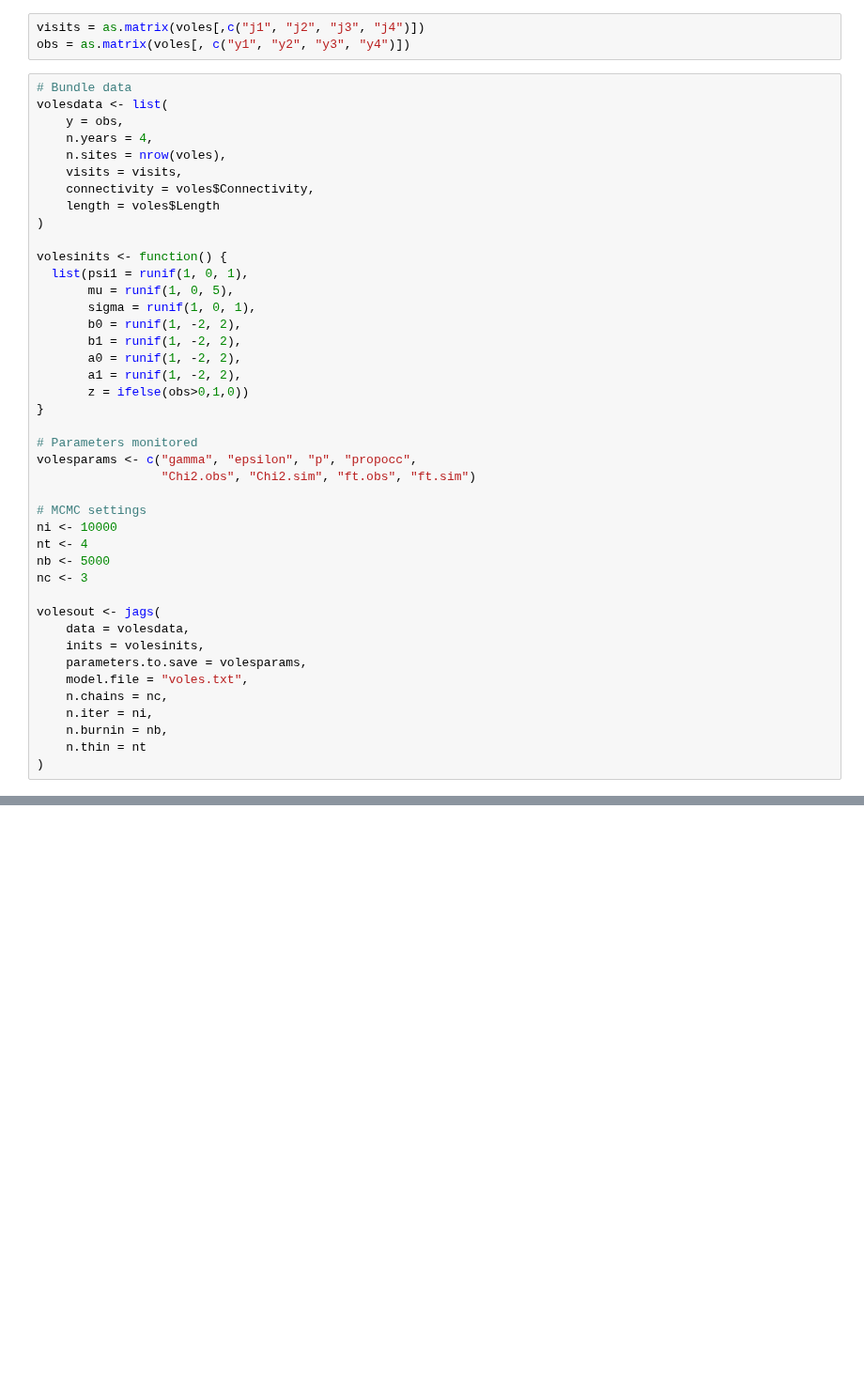
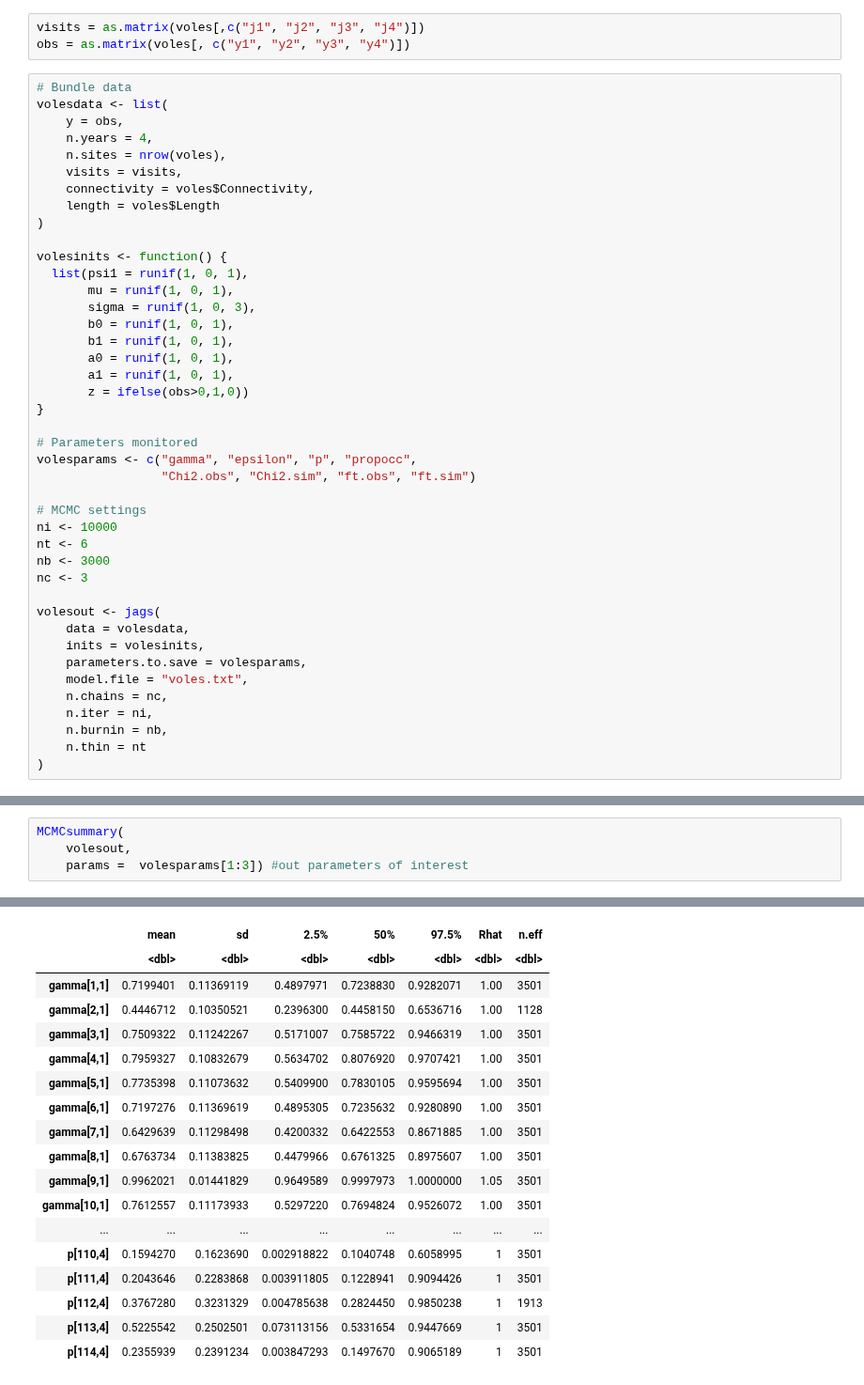
Before and after one commit to erikseulean/wildlife, a Jupyter notebook: Assignment3.ipynb, the cells around one changed output, grey strips where cells are left out. Shown at 94% size. Saved outputs shown, nothing was run; the diff lists cells and outputs as text; blank space fills up the shorter version.

```diff
--- a/Assignment3.ipynb
+++ b/Assignment3.ipynb
@@ -78,12 +84,12 @@ volesdata <- list(
 
 volesinits <- function() {
   list(psi1 = runif(1, 0, 1),
-       mu = runif(1, 0, 5),
-       sigma = runif(1, 0, 1),
-       b0 = runif(1, -2, 2),
-       b1 = runif(1, -2, 2),
-       a0 = runif(1, -2, 2),
-       a1 = runif(1, -2, 2),
+       mu = runif(1, 0, 1),
+       sigma = runif(1, 0, 3),
+       b0 = runif(1, 0, 1),
+       b1 = runif(1, 0, 1),
+       a0 = runif(1, 0, 1),
+       a1 = runif(1, 0, 1),
        z = ifelse(obs>0,1,0))
 }
 
@@ -93,8 +99,8 @@ volesparams <- c("gamma", "epsilon", "p", "propocc",
 
 # MCMC settings
 ni <- 10000
-nt <- 4
-nb <- 5000
+nt <- 6
+nb <- 3000
 nc <- 3
 
 volesout <- jags(
@@ -137,0 +172,5 @@ burnet_dyn
+# %%
+MCMCsummary(
+    volesout,
+    params =  volesparams[1:3]) #out parameters of interest
+# %% [output]
@@ -137,0 +178,18 @@ burnet_dyn
+|  | mean | sd | 2.5% | 50% | 97.5% | Rhat | n.eff |
+|  | <dbl> | <dbl> | <dbl> | <dbl> | <dbl> | <dbl> | <dbl> |
+| gamma[1,1] | 0.7199401 | 0.11369119 | 0.4897971 | 0.7238830 | 0.9282071 | 1.00 | 3501 |
+| gamma[2,1] | 0.4446712 | 0.10350521 | 0.2396300 | 0.4458150 | 0.6536716 | 1.00 | 1128 |
+| gamma[3,1] | 0.7509322 | 0.11242267 | 0.5171007 | 0.7585722 | 0.9466319 | 1.00 | 3501 |
+| gamma[4,1] | 0.7959327 | 0.10832679 | 0.5634702 | 0.8076920 | 0.9707421 | 1.00 | 3501 |
+| gamma[5,1] | 0.7735398 | 0.11073632 | 0.5409900 | 0.7830105 | 0.9595694 | 1.00 | 3501 |
+| gamma[6,1] | 0.7197276 | 0.11369619 | 0.4895305 | 0.7235632 | 0.9280890 | 1.00 | 3501 |
+| gamma[7,1] | 0.6429639 | 0.11298498 | 0.4200332 | 0.6422553 | 0.8671885 | 1.00 | 3501 |
+| gamma[8,1] | 0.6763734 | 0.11383825 | 0.4479966 | 0.6761325 | 0.8975607 | 1.00 | 3501 |
+| gamma[9,1] | 0.9962021 | 0.01441829 | 0.9649589 | 0.9997973 | 1.0000000 | 1.05 | 3501 |
+| gamma[10,1] | 0.7612557 | 0.11173933 | 0.5297220 | 0.7694824 | 0.9526072 | 1.00 | 3501 |
+| ... | ... | ... | ... | ... | ... | ... | ... |
+| p[110,4] | 0.1594270 | 0.1623690 | 0.002918822 | 0.1040748 | 0.6058995 | 1 | 3501 |
+| p[111,4] | 0.2043646 | 0.2283868 | 0.003911805 | 0.1228941 | 0.9094426 | 1 | 3501 |
+| p[112,4] | 0.3767280 | 0.3231329 | 0.004785638 | 0.2824450 | 0.9850238 | 1 | 1913 |
+| p[113,4] | 0.5225542 | 0.2502501 | 0.073113156 | 0.5331654 | 0.9447669 | 1 | 3501 |
+| p[114,4] | 0.2355939 | 0.2391234 | 0.003847293 | 0.1497670 | 0.9065189 | 1 | 3501 |
```
Also changed, not shown: parts of 8 cells of this notebook.
